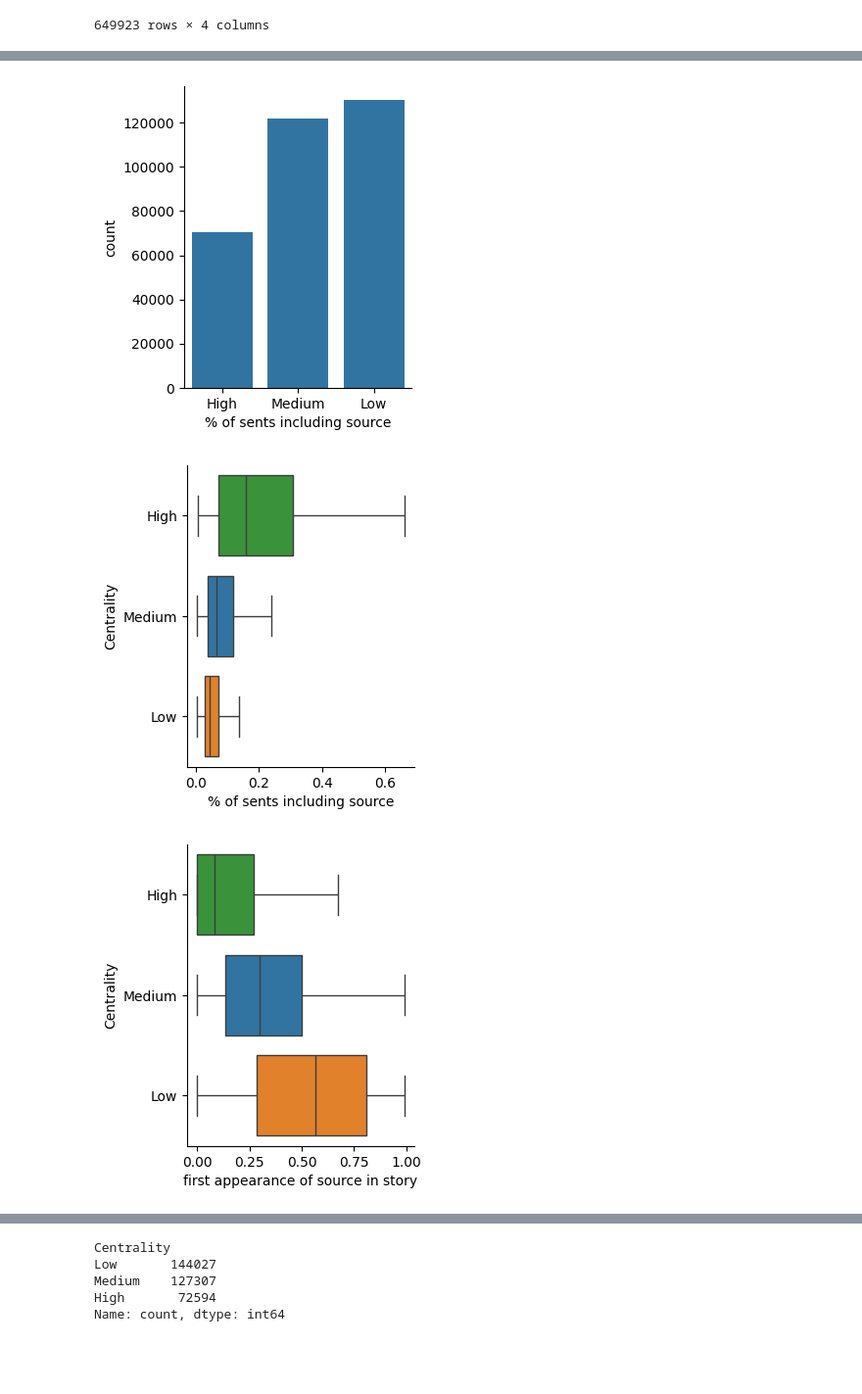
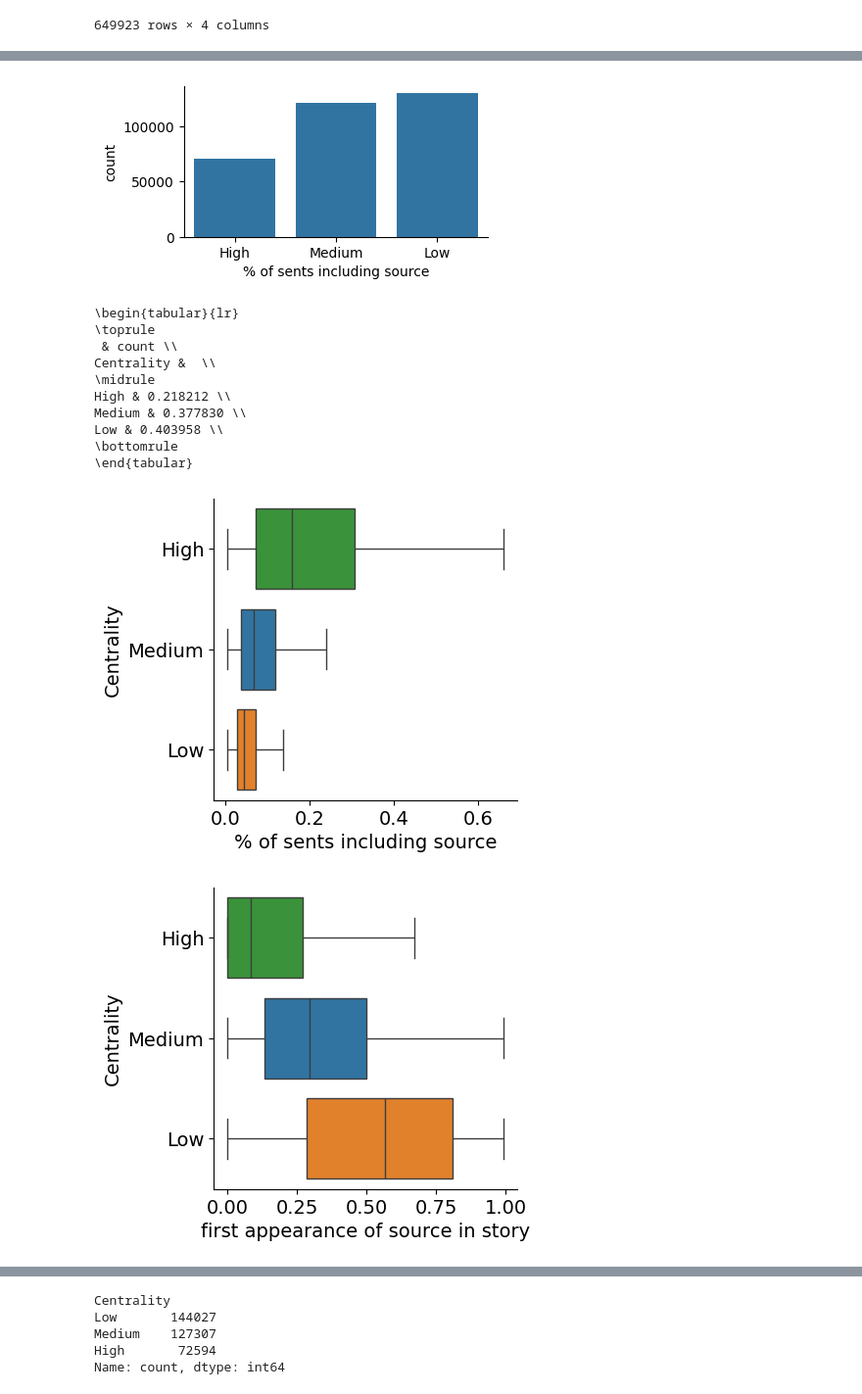
Before and after one commit to Yiqinh/conditional-information-retrieval, a Jupyter notebook: notebooks/2024-09-10__explore-narrative-function.ipynb, the cells around one changed output, grey strips where cells are left out. Shown at 98% size. Drawn from its saved outputs; the diff is of its cells as text; code cells hidden in the pictures; blank space fills up the shorter version.

```diff
--- a/notebooks/2024-09-10__explore-narrative-function.ipynb
+++ b/notebooks/2024-09-10__explore-narrative-function.ipynb
@@ -108,41 +106,59 @@ import matplotlib.pyplot as plt
+# %%
+f, ax = plt.subplots( 1, 1, figsize=(4, 2))
+sns.barplot(
+    source_narr_df_with_metrics['Centrality'].value_counts(),
+    order=col_order,
+    ax=ax,
+    # palette=plt.cm.Set2
+)
+ax.set_xlabel('% of sents including source')
+ax.spines['top'].set_visible(False)
+ax.spines['right'].set_visible(False)
+# %% [output]
+[figure, added]
+# %%
+print(source_narr_df_with_metrics['Centrality'].value_counts().pipe(lambda s: s/s.sum()).to_frame().loc[['High', 'Medium', 'Low']]['count'].to_latex())
+# %% [output]
+\begin{tabular}{lr}
+\toprule
+ & count \\
+Centrality &  \\
+\midrule
+High & 0.218212 \\
+Medium & 0.377830 \\
+Low & 0.403958 \\
+\bottomrule
+\end{tabular}
+# %%
+plt.rc('font',size=14)
+col_order = ['High', 'Medium', 'Low']
+f, ax = plt.subplots( 1, 1, figsize=(4, 4))
+ax = sns.boxplot(
+    source_narr_df_with_metrics,
+    x='prop',
+    y='Centrality', hue='Centrality', order=col_order,
+    showfliers=False,
+    ax=ax
+)
+ax.set_xlabel('% of sents including source')
+ax.spines['top'].set_visible(False)
+ax.spines['right'].set_visible(False)
+plt.savefig('../latex/naacl2024/figures/centrality_by_sent_percent.png', bbox_inches='tight')
+# %% [output]
+[figure, added]
 # %%
-f, ax = plt.subplots( 1, 1, figsize=(3, 4))
-sns.barplot(
-    source_narr_df_with_metrics['Centrality'].value_counts(),
-    order=col_order,
-    ax=ax
-)
-ax.set_xlabel('% of sents including source')
-ax.spines['top'].set_visible(False)
-ax.spines['right'].set_visible(False)
 
-#[col_order].plot(kind='bar', figsize=(3,4))
-
-col_order = ['High', 'Medium', 'Low']
-f, ax = plt.subplots( 1, 1, figsize=(3, 4))
-ax = sns.boxplot(
-    source_narr_df_with_metrics,
-    x='prop',
-    y='Centrality', hue='Centrality', order=col_order,
-    showfliers=False,
-    ax=ax
-)
-ax.set_xlabel('% of sents including source')
-ax.spines['top'].set_visible(False)
-ax.spines['right'].set_visible(False)
-
-f, ax = plt.subplots( 1, 1, figsize=(3, 4))
+f, ax = plt.subplots(1, 1, figsize=(4, 4))
 ax = sns.boxplot(
     source_narr_df_with_metrics,
     x='min_sent_prop',
     y='Centrality', hue='Centrality', order=col_order,
     showfliers=False,
     ax=ax
 )
 ax.set_xlabel('first appearance of source in story')
 ax.spines['top'].set_visible(False)
 ax.spines['right'].set_visible(False)
+plt.savefig('../latex/naacl2024/figures/centrality_by_appearance.png', bbox_inches='tight')
 # %% [output]
-[figure, old version]
+[figure, new version]
-[figure, removed]
-[figure, removed]
```
Also changed, not shown: parts of 4 cells of this notebook, 18 other files.
